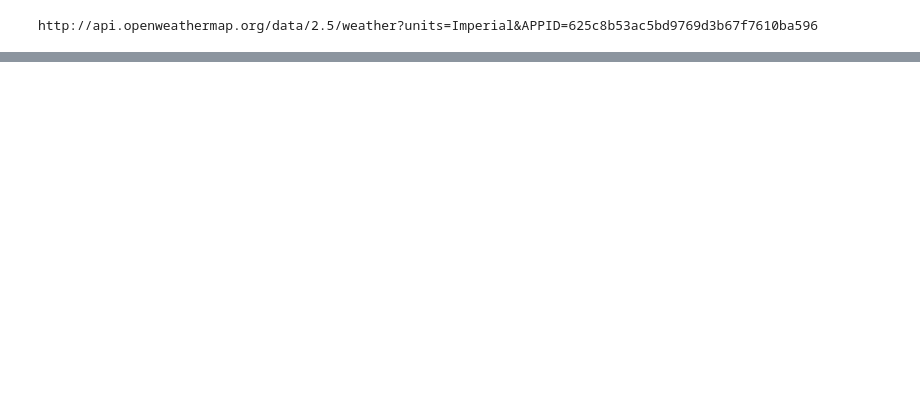
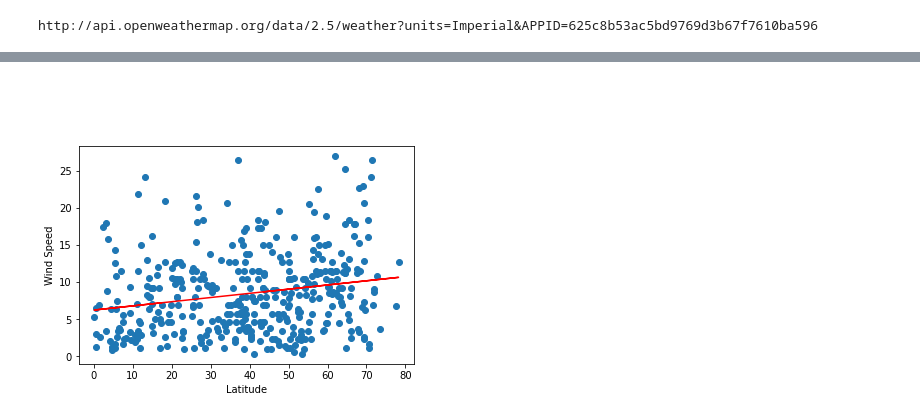
Before and after one commit to Tdookie/World_Weather_Analysis, a Jupyter notebook: WeatherPy.ipynb, the cells around one changed output, grey strips where cells are left out. Cells and saved outputs as stored; diff of their text form; code cells hidden in the pictures; blank space fills up the shorter version.

```diff
--- a/WeatherPy.ipynb
+++ b/WeatherPy.ipynb
@@ -398,6 +397,6 @@ x_values = northern_hemi_df["Lat"]
 y_values = northern_hemi_df["Wind Speed"]
 # Call the function.
 plot_linear_regression(x_values, y_values,
-                       'Linear Regression on the Northern Hemisphere \n
+                       'Linear Regression on the Northern Hemisphere \
                         for Wind Speed', 'Wind Speed',(40,35))
 # %% [output]
@@ -405,3 +403,4 @@ SyntaxError: EOL while scanning string literal (<ipython-input-115-7024af74f12d>
+[figure, added]
 # %%
 # Linear regression on the Southern Hemisphere
 x_values = southern_hemi_df["Lat"]
```
Also changed, not shown: parts of 20 cells of this notebook, 6 other files.
